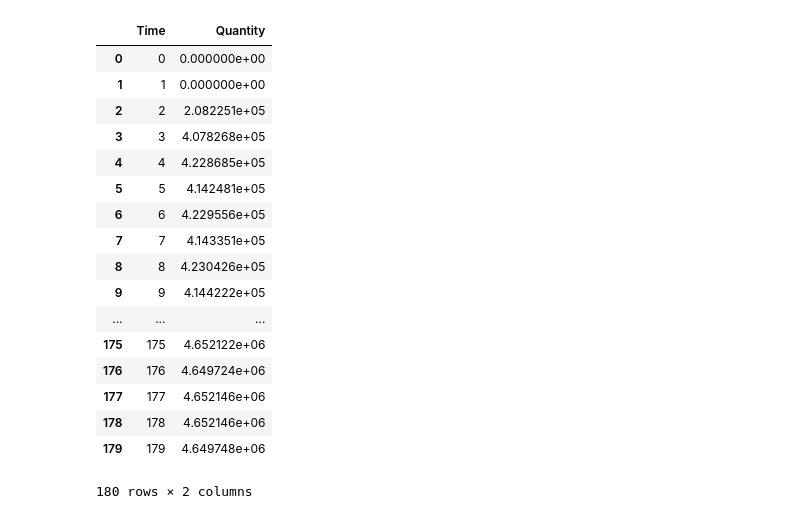
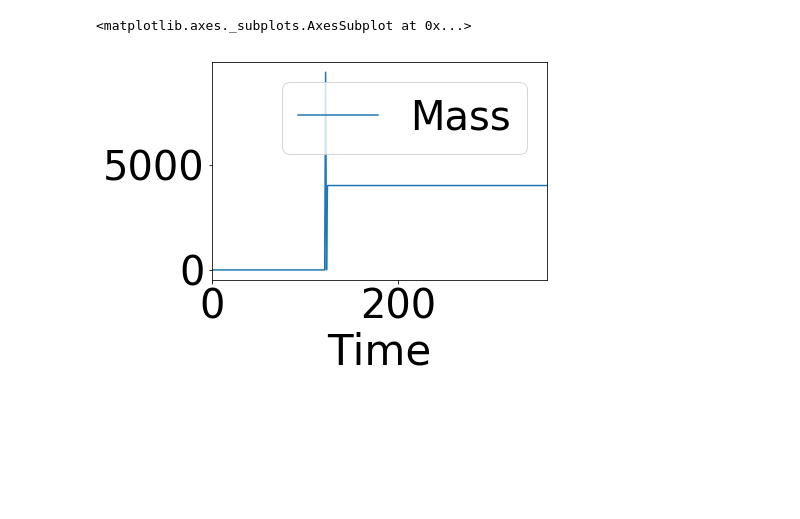
Before and after one commit to a-co/synthetic_history, a Jupyter notebook: Untitled.ipynb, the cells around one changed output. Cells and saved outputs as stored; diff of their text form; code cells hidden in the pictures; blank space fills up the shorter version.

```diff
--- a/Untitled.ipynb
+++ b/Untitled.ipynb
@@ -23,27 +23,11 @@ cyh.MakeFlowGraph(file)
 [drawing not drawn]
 # %%
 ev_ = cym.Evaluator(cym.dbopen(file))
-# %%
-tm.inventories(ev_, facilities=['conversion'], nucs=['235u'])
-# %% [output]
-|  | Time | Quantity |
-| 0 | 0 | 0.000000e+00 |
-| 1 | 1 | 0.000000e+00 |
-| 2 | 2 | 2.082251e+05 |
-| 3 | 3 | 4.078268e+05 |
-| 4 | 4 | 4.228685e+05 |
-| 5 | 5 | 4.142481e+05 |
-| 6 | 6 | 4.229556e+05 |
-| 7 | 7 | 4.143351e+05 |
-| 8 | 8 | 4.230426e+05 |
-| 9 | 9 | 4.144222e+05 |
-| ... | ... | ... |
-| 175 | 175 | 4.652122e+06 |
-| 176 | 176 | 4.649724e+06 |
-| 177 | 177 | 4.652146e+06 |
-| 178 | 178 | 4.652146e+06 |
-| 179 | 179 | 4.649748e+06 |
-180 rows × 2 columns
+# %%
+tm.transactions(ev_, senders=['mil_enrichment']).plot(x='Time', y='Mass')
+# %% [output]
+<matplotlib.axes._subplots.AxesSubplot at 0x...>
+[figure, added]
 # %%
 tm.transactions(ev_, senders=['conversion'])
 # %% [output]
```
Also changed, not shown: parts of 1 cell of this notebook, 3 other files.
